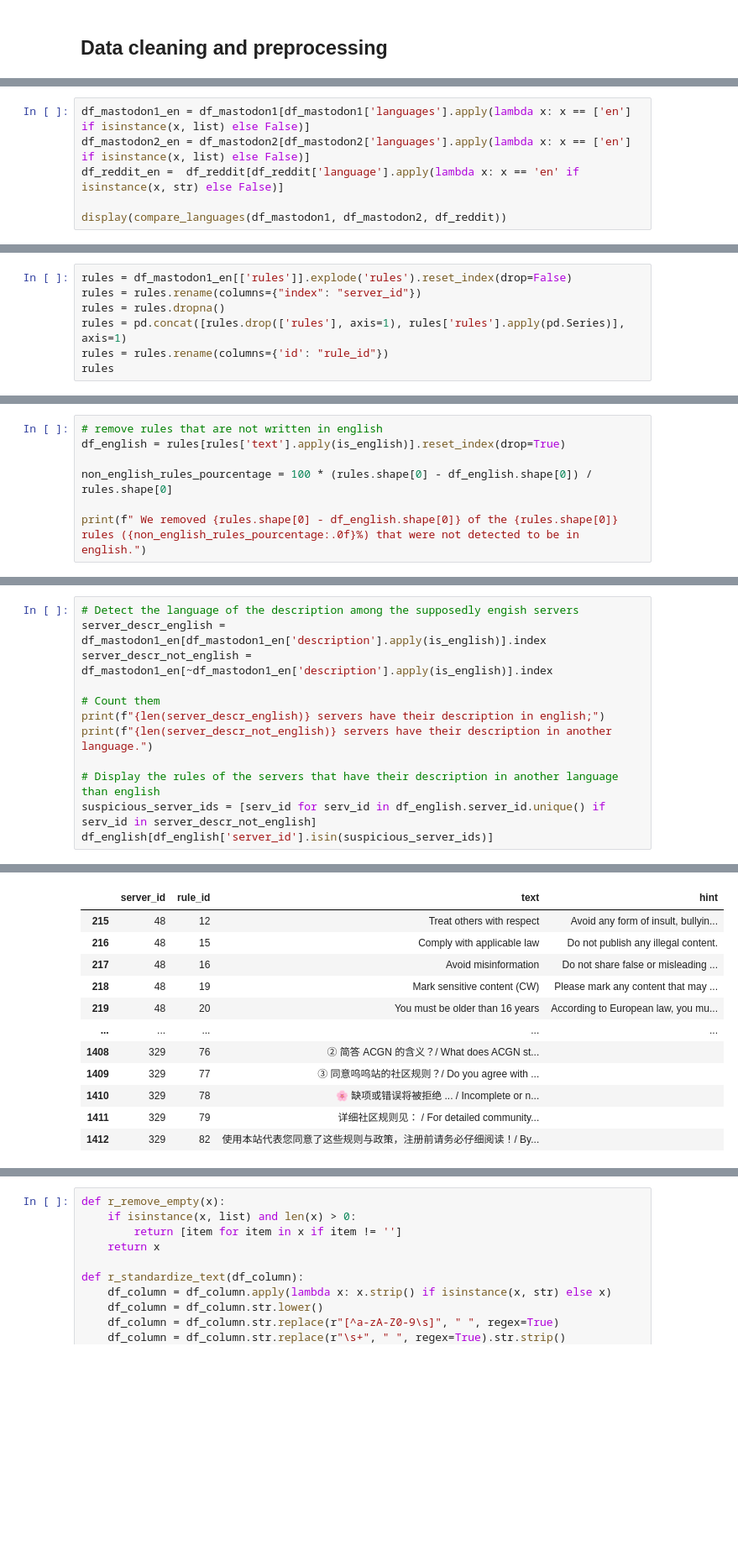
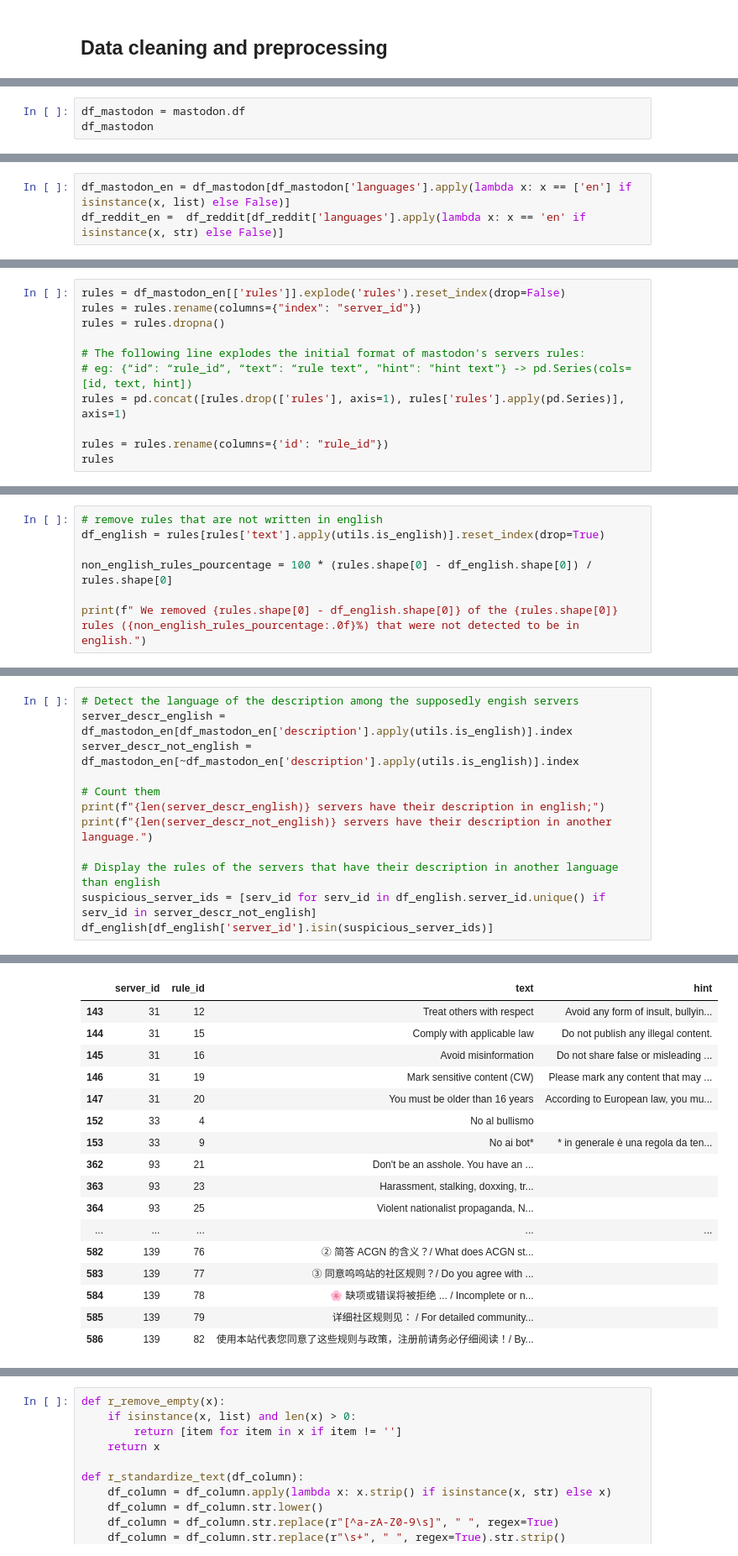
Before and after one commit to fht-epfl/socialmedia_project, a Jupyter notebook: analysis/NLP_analysis_rules.ipynb, the cells around one changed output, grey strips where cells are left out. Shown at 84% size. Cells and saved outputs as stored; diff of their text form; blank space fills up the shorter version.

```diff
--- a/analysis/NLP_analysis_rules.ipynb
+++ b/analysis/NLP_analysis_rules.ipynb
@@ -65,0 +72,3 @@ from utils.utils import *
+# %%
+df_mastodon = mastodon.df
+df_mastodon
@@ -66,6 +126,3 @@ from utils.utils import *
 # %%
-df_mastodon1_en = df_mastodon1[df_mastodon1['languages'].apply(lambda x: x == ['en'] if isinstance(x, list) else False)]
-df_mastodon2_en = df_mastodon2[df_mastodon2['languages'].apply(lambda x: x == ['en'] if isinstance(x, list) else False)]
-df_reddit_en =  df_reddit[df_reddit['language'].apply(lambda x: x == 'en' if isinstance(x, str) else False)]
-
-display(compare_languages(df_mastodon1, df_mastodon2, df_reddit))
+df_mastodon_en = df_mastodon[df_mastodon['languages'].apply(lambda x: x == ['en'] if isinstance(x, list) else False)]
+df_reddit_en =  df_reddit[df_reddit['languages'].apply(lambda x: x == 'en' if isinstance(x, str) else False)]
@@ -108,8 +147,12 @@ df_mastodon1_en
 # %%
-rules = df_mastodon1_en[['rules']].explode('rules').reset_index(drop=False)
+rules = df_mastodon_en[['rules']].explode('rules').reset_index(drop=False)
 rules = rules.rename(columns={"index": "server_id"})
 rules = rules.dropna()
+
+# The following line explodes the initial format of mastodon's servers rules:
+# eg: {“id”: “rule_id”, “text”: “rule text”, "hint": "hint text"} -> pd.Series(cols=[id, text, hint])
 rules = pd.concat([rules.drop(['rules'], axis=1), rules['rules'].apply(pd.Series)], axis=1)
+
 rules = rules.rename(columns={'id': "rule_id"})
 rules
 # %% [output]
@@ -129,6 +172,6 @@ rules
 # %%
 # remove rules that are not written in english
-df_english = rules[rules['text'].apply(is_english)].reset_index(drop=True)
+df_english = rules[rules['text'].apply(utils.is_english)].reset_index(drop=True)
 
 non_english_rules_pourcentage = 100 * (rules.shape[0] - df_english.shape[0]) / rules.shape[0]
 
@@ -138,7 +181,7 @@ print(f" We removed {rules.shape[0] - df_english.shape[0]} of the {rules.shape[0
 # %%
 # Detect the language of the description among the supposedly engish servers
-server_descr_english = df_mastodon1_en[df_mastodon1_en['description'].apply(is_english)].index
-server_descr_not_english = df_mastodon1_en[~df_mastodon1_en['description'].apply(is_english)].index
+server_descr_english = df_mastodon_en[df_mastodon_en['description'].apply(utils.is_english)].index
+server_descr_not_english = df_mastodon_en[~df_mastodon_en['description'].apply(utils.is_english)].index
 
 # Count them
 print(f"{len(server_descr_english)} servers have their description in english;")
@@ -153,12 +196,17 @@ df_english[df_english['server_id'].isin(suspicious_server_ids)]
 |  | server_id | rule_id | text | hint |
-| 215 | 48 | 12 | Treat others with respect | Avoid any form of insult, bullyin... |
-| 216 | 48 | 15 | Comply with applicable law | Do not publish any illegal content. |
-| 217 | 48 | 16 | Avoid misinformation | Do not share false or misleading ... |
-| 218 | 48 | 19 | Mark sensitive content (CW) | Please mark any content that may ... |
-| 219 | 48 | 20 | You must be older than 16 years | According to European law, you mu... |
+| 143 | 31 | 12 | Treat others with respect | Avoid any form of insult, bullyin... |
+| 144 | 31 | 15 | Comply with applicable law | Do not publish any illegal content. |
+| 145 | 31 | 16 | Avoid misinformation | Do not share false or misleading ... |
+| 146 | 31 | 19 | Mark sensitive content (CW) | Please mark any content that may ... |
+| 147 | 31 | 20 | You must be older than 16 years | According to European law, you mu... |
+| 152 | 33 | 4 | No al bullismo |  |
+| 153 | 33 | 9 | No ai bot* | * in generale è una regola da ten... |
+| 362 | 93 | 21 | Don't be an asshole. You have an ... |  |
+| 363 | 93 | 23 | Harassment, stalking, doxxing, tr... |  |
+| 364 | 93 | 25 | Violent nationalist propaganda, N... |  |
 | ... | ... | ... | ... | ... |
-| 1408 | 329 | 76 | ② 简答 ACGN 的含义？/ What does ACGN st... |  |
-| 1409 | 329 | 77 | ③ 同意呜呜站的社区规则？/ Do you agree with ... |  |
-| 1410 | 329 | 78 | 🌸 缺项或错误将被拒绝 ... / Incomplete or n... |  |
-| 1411 | 329 | 79 | 详细社区规则见： / For detailed community... |  |
-| 1412 | 329 | 82 | 使用本站代表您同意了这些规则与政策，注册前请务必仔细阅读！/ By... |  |
+| 582 | 139 | 76 | ② 简答 ACGN 的含义？/ What does ACGN st... |  |
+| 583 | 139 | 77 | ③ 同意呜呜站的社区规则？/ Do you agree with ... |  |
+| 584 | 139 | 78 | 🌸 缺项或错误将被拒绝 ... / Incomplete or n... |  |
+| 585 | 139 | 79 | 详细社区规则见： / For detailed community... |  |
+| 586 | 139 | 82 | 使用本站代表您同意了这些规则与政策，注册前请务必仔细阅读！/ By... |  |
```
Also changed, not shown: parts of 59 cells of this notebook, 3 other files.
